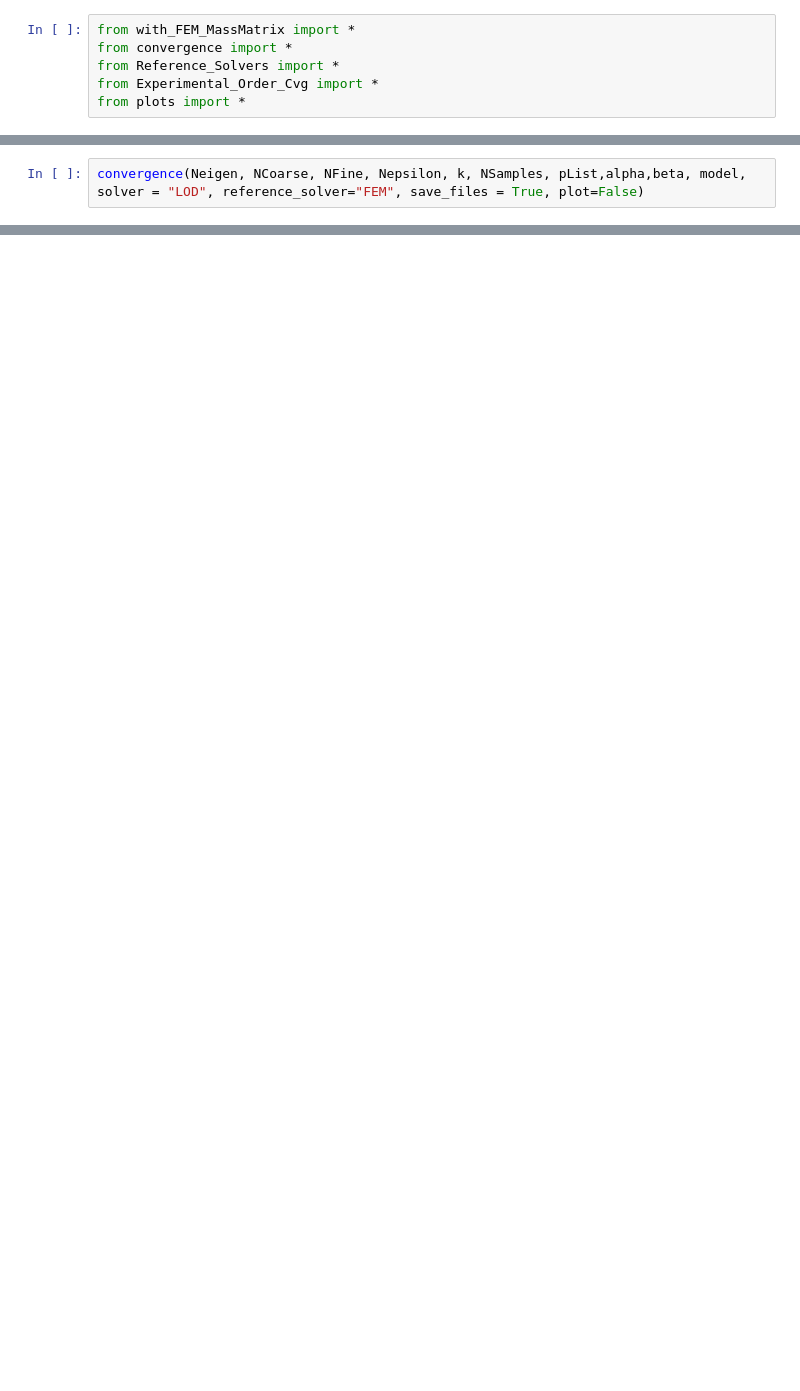
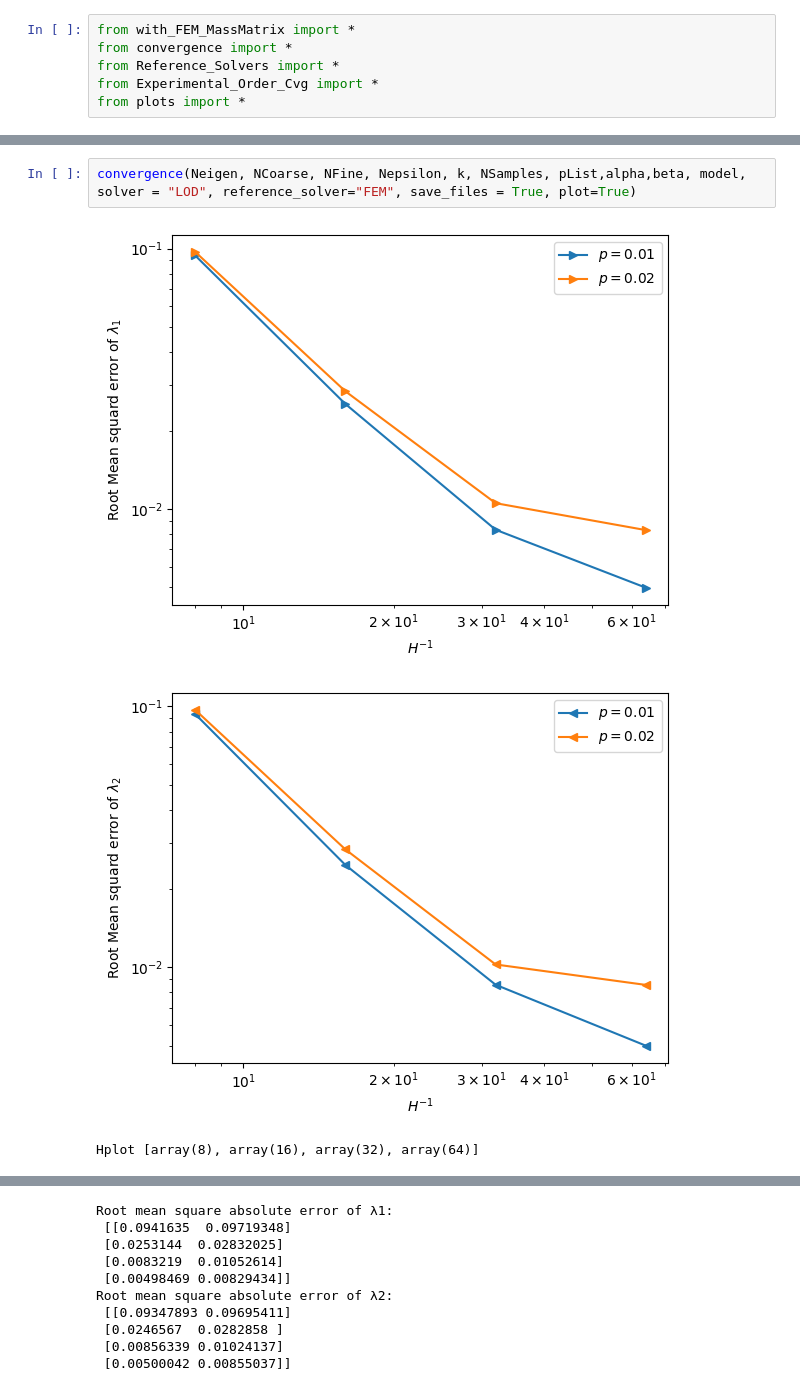
Before and after one commit to DKolombage/gridlod-random-perturbations, a Jupyter notebook: eigen_problem/exp4_2d_RandErasure.ipynb, the cells around one changed output, grey strips where cells are left out. Cells and saved outputs as stored; diff of their text form; blank space fills up the shorter version.

```diff
--- a/eigen_problem/exp4_2d_RandErasure.ipynb
+++ b/eigen_problem/exp4_2d_RandErasure.ipynb
@@ -35,2 +80,6 @@ plots_coeffs(Nepsilon, NFine, alpha, beta, pList, type)
 # %%
-convergence(Neigen, NCoarse, NFine, Nepsilon, k, NSamples, pList,alpha,beta, model, solver = "LOD", reference_solver="FEM", save_files = True, plot=False)
+convergence(Neigen, NCoarse, NFine, Nepsilon, k, NSamples, pList,alpha,beta, model, solver = "LOD", reference_solver="FEM", save_files = True, plot=True)
+# %% [output]
+[figure, added]
+[figure, added]
+Hplot [array(8), array(16), array(32), array(64)]
@@ -36,0 +87,10 @@ convergence(Neigen, NCoarse, NFine, Nepsilon, k, NSamples, pList,alpha,beta, mod
+Root mean square absolute error of λ1:
+ [[0.0941635  0.09719348]
+ [0.0253144  0.02832025]
+ [0.0083219  0.01052614]
+ [0.00498469 0.00829434]]
+Root mean square absolute error of λ2:
+ [[0.09347893 0.09695411]
+ [0.0246567  0.0282858 ]
+ [0.00856339 0.01024137]
+ [0.00500042 0.00855037]]
```
Also changed, not shown: parts of 8 cells of this notebook.
